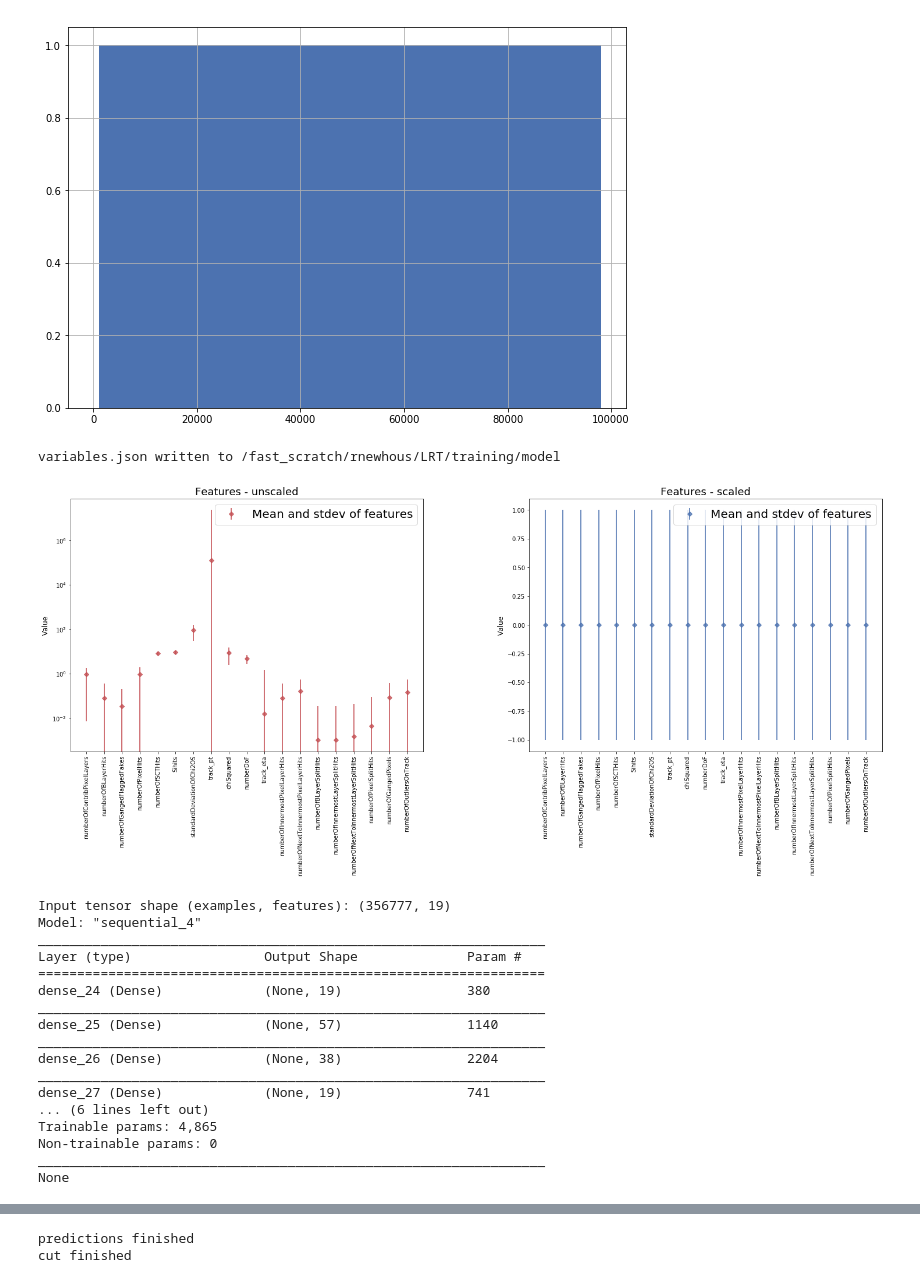
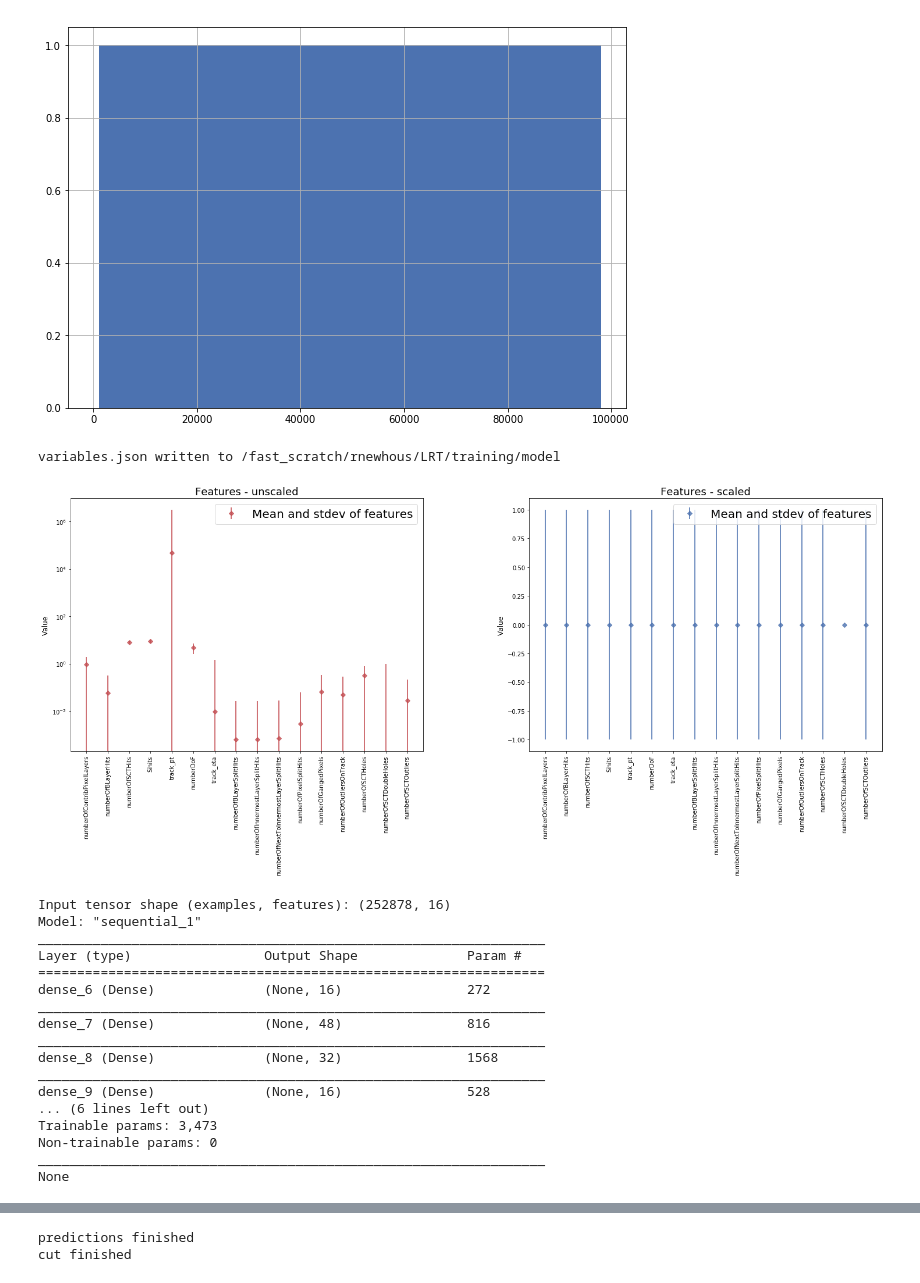
Before and after one commit to robinnewhouse/LRTNotebooks, a Jupyter notebook: Training.ipynb, the cells around one changed output, grey strips where cells are left out. Cells and saved outputs as stored; diff of their text form; code cells hidden in the pictures.

```diff
--- a/Training.ipynb
+++ b/Training.ipynb
@@ -84,7 +84,7 @@ dir_name = "/fast_scratch/rnewhous/LRT/training/"
 # os.chdir(dir_name)
 
 # This specifies the subdirectory where the training samples are stored. I found it useful to seaparate the topologies this way.
-samples = glob.glob(dir_name+'track_info_inputs*.root')
+samples = glob.glob(dir_name+'track_info_outputs*.root')
 # samples = [
 #     dir_name+'track_info_InDetSummaryDumpAlg_SiSpSeededLargeD0Tracks.root',
 # ]
@@ -395,19 +395,20 @@ inputs_names = [
 
 "numberOfContribPixelLayers",
 "numberOfBLayerHits",
-"numberOfGangedFlaggedFakes",
-"numberOfPixelHits",
+# "numberOfGangedFlaggedFakes", # Badly modelled in MC
+# "numberOfPixelHits", # Badly modelled in MC
 "numberOfSCTHits",
 "Sihits",
-"standardDeviationOfChi2OS",
+# "standardDeviationOfChi2OS", # Badly modelled in MC
 "track_pt",
-"chiSquared",
+# "chiSquared", # Badly modelled in MC
 "numberDoF",
 
 # "score", #does nothing to help
 "track_eta",
-'numberOfInnermostPixelLayerHits',
-'numberOfNextToInnermostPixelLayerHits',
+# 'numberOfInnermostPixelLayerHits', # Badly modelled in MC
+# 'numberOfNextToInnermostPixelLayerHits', # Badly modelled in MC
+
 # These variables need closer analysis.
 # They have significant separation between good and fake tracks,
 # but they don't seem to obviously improve the network performance.
@@ -422,13 +423,13 @@ inputs_names = [
 if len(df["numberOfPixelHoles"].unique()) > 1:
     inputs_names.extend([
     # Only used in output (fitted) tracks
-    "numberOfPixelHoles",
+#     "numberOfPixelHoles", # Badly modelled in MC
     "numberOfSCTHoles",
     "numberOfSCTDoubleHoles",
-    "numberOfPixelOutliers",
+#     "numberOfPixelOutliers",
     "numberOfSCTOutliers",
-    "numberOfPixelSpoiltHits",
-    "numberOfSCTSpoiltHits",
+#     "numberOfPixelSpoiltHits",
+#     "numberOfSCTSpoiltHits",
     ])
 
 
@@ -473,34 +474,34 @@ val_weights =  track_weights[int(0.8*len(X)) : len(X)]
 
 # Check the samples are consistent
 assert(len(X_train) == len(Y_train))
 assert(len(X_train) == len(train_weights))
 assert(len(X_val) == len(Y_val))
 assert(len(X_val) == len(val_weights))
 
 # Plot features
 X_mean_new = X.mean(axis=0)
 X_std_new = X.std(axis=0)
 
 labels = inputs_names
 fig, (ax1, ax2) = plt.subplots(1, 2,figsize=(25,8))
 ax1.semilogy(labels, np.array(X_mean), alpha=0, label='Track')
 unscaled = ax1.errorbar(labels, np.array(X_mean), yerr=X_std, fmt='D', color='#C44E52', ecolor='#C44E52', linewidth=2, alpha = 0.8, label='_nolegend_')
 ax1.xaxis.set_tick_params(rotation=90)
 ax1.legend([unscaled],["Mean and stdev of features"], fontsize=20)
 ax1.set_title("Features - unscaled", fontsize=18)
 ax1.set_ylabel("Value", fontsize=12)
 
 ax2.plot(labels, np.array(X_mean_new), alpha=0, label='Track')
 scaled = ax2.errorbar(labels, np.array(X_mean_new), yerr=X_std_new, fmt='D', color='#4C72B0', ecolor='#4C72B0', linewidth=2, alpha = 0.8, label='_nolegend_')
 ax2.xaxis.set_tick_params(rotation=90)
 ax2.legend([scaled],["Mean and stdev of features"], fontsize=20)
 ax2.set_title("Features - scaled", fontsize=18)
 ax2.set_ylabel("Value", fontsize=12)
 
 plt.subplots_adjust(wspace = 0.3)
 # %% [output]
 variables.json written to /fast_scratch/rnewhous/LRT/training/model
-[figure, old version]
+[figure, new version]
 # %%
 ### Callback functions
 
@@ -711,20 +712,20 @@ def create_model():
 model = create_model()
 print(model.summary())
 # %% [output]
-Input tensor shape (examples, features): (356777, 19)
-Model: "sequential_4"
+Input tensor shape (examples, features): (252878, 16)
+Model: "sequential_1"
 _________________________________________________________________
 Layer (type)                 Output Shape              Param #
 =================================================================
-dense_24 (Dense)             (None, 19)                380
+dense_6 (Dense)              (None, 16)                272
 _________________________________________________________________
-dense_25 (Dense)             (None, 57)                1140
+dense_7 (Dense)              (None, 48)                816
 _________________________________________________________________
-dense_26 (Dense)             (None, 38)                2204
+dense_8 (Dense)              (None, 32)                1568
 _________________________________________________________________
-dense_27 (Dense)             (None, 19)                741
+dense_9 (Dense)              (None, 16)                528
 ... (6 lines left out)
-Trainable params: 4,865
+Trainable params: 3,473
 Non-trainable params: 0
 _________________________________________________________________
 None
```
Also changed, not shown: parts of 14 cells of this notebook.
